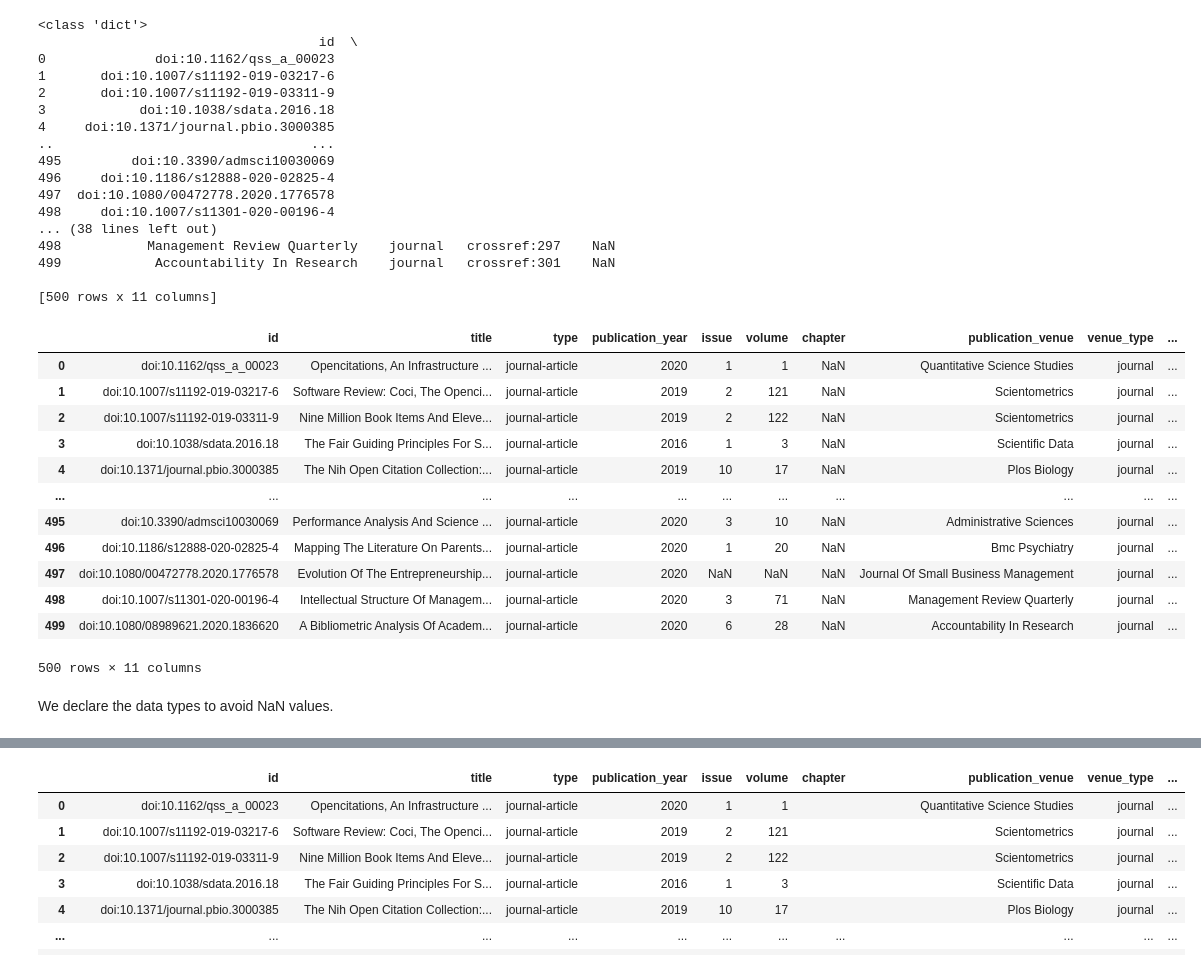
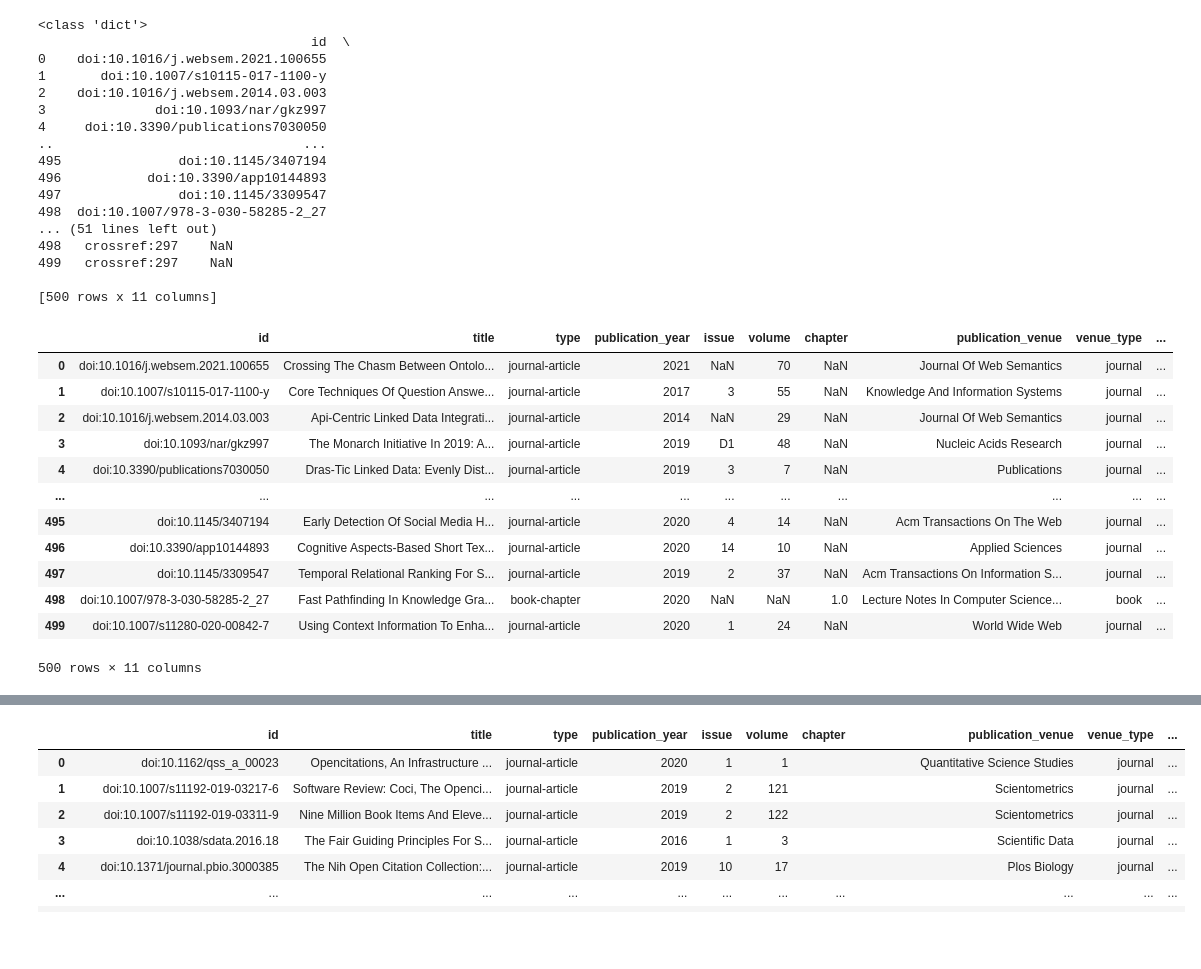
Before and after one commit to lelax/new_Design_Data, a Jupyter notebook: _New_Marida_DataS.ipynb, the cells around one changed output, grey strips where cells are left out. Cells and saved outputs as stored; diff of their text form; code cells hidden in the pictures; blank space fills up the shorter version.

```diff
--- a/_New_Marida_DataS.ipynb
+++ b/_New_Marida_DataS.ipynb
@@ -48,58 +36,57 @@ from pandas import Series
 import sqlite3
 import json
 from sqlite3 import connect
 from csv import reader
 
 with open("import/relational_publications.csv", "r", encoding="utf-8") as f:
     publications = reader(f)
 
 #loading the json file
 from json import load
 
 with open("import/relational_other_data.json", "r", encoding="utf-8") as f:
     json_doc = load(f)
 
 print(type(json_doc))
 
 
 
 from pandas import read_csv
 
 df_publications = read_csv("import/relational_publications.csv")
+df_publications = read_csv("import/graph_publications.csv")
 print(df_publications)
 
 
 df_publications
 # %% [output]
 <class 'dict'>
-                                    id  \
-0              doi:10.1162/qss_a_00023
-1       doi:10.1007/s11192-019-03217-6
-2       doi:10.1007/s11192-019-03311-9
-3            doi:10.1038/sdata.2016.18
-4     doi:10.1371/journal.pbio.3000385
-..                                 ...
-495         doi:10.3390/admsci10030069
-496     doi:10.1186/s12888-020-02825-4
-497  doi:10.1080/00472778.2020.1776578
-498     doi:10.1007/s11301-020-00196-4
-... (38 lines left out)
-498           Management Review Quarterly    journal   crossref:297    NaN
-499            Accountability In Research    journal   crossref:301    NaN
+                                   id  \
+0    doi:10.1016/j.websem.2021.100655
+1       doi:10.1007/s10115-017-1100-y
+2    doi:10.1016/j.websem.2014.03.003
+3              doi:10.1093/nar/gkz997
+4     doi:10.3390/publications7030050
+..                                ...
+495               doi:10.1145/3407194
+496           doi:10.3390/app10144893
+497               doi:10.1145/3309547
+498  doi:10.1007/978-3-030-58285-2_27
+... (51 lines left out)
+498   crossref:297    NaN
+499   crossref:297    NaN
 
 [500 rows x 11 columns]
 |  | id | title | type | publication_year | issue | volume | chapter | publication_venue | venue_type | ... |
-| 0 | doi:10.1162/qss_a_00023 | Opencitations, An Infrastructure ... | journal-article | 2020 | 1 | 1 | NaN | Quantitative Science Studies | journal | ... |
-| 1 | doi:10.1007/s11192-019-03217-6 | Software Review: Coci, The Openci... | journal-article | 2019 | 2 | 121 | NaN | Scientometrics | journal | ... |
-| 2 | doi:10.1007/s11192-019-03311-9 | Nine Million Book Items And Eleve... | journal-article | 2019 | 2 | 122 | NaN | Scientometrics | journal | ... |
-| 3 | doi:10.1038/sdata.2016.18 | The Fair Guiding Principles For S... | journal-article | 2016 | 1 | 3 | NaN | Scientific Data | journal | ... |
-| 4 | doi:10.1371/journal.pbio.3000385 | The Nih Open Citation Collection:... | journal-article | 2019 | 10 | 17 | NaN | Plos Biology | journal | ... |
+| 0 | doi:10.1016/j.websem.2021.100655 | Crossing The Chasm Between Ontolo... | journal-article | 2021 | NaN | 70 | NaN | Journal Of Web Semantics | journal | ... |
+| 1 | doi:10.1007/s10115-017-1100-y | Core Techniques Of Question Answe... | journal-article | 2017 | 3 | 55 | NaN | Knowledge And Information Systems | journal | ... |
+| 2 | doi:10.1016/j.websem.2014.03.003 | Api-Centric Linked Data Integrati... | journal-article | 2014 | NaN | 29 | NaN | Journal Of Web Semantics | journal | ... |
+| 3 | doi:10.1093/nar/gkz997 | The Monarch Initiative In 2019: A... | journal-article | 2019 | D1 | 48 | NaN | Nucleic Acids Research | journal | ... |
+| 4 | doi:10.3390/publications7030050 | Dras-Tic Linked Data: Evenly Dist... | journal-article | 2019 | 3 | 7 | NaN | Publications | journal | ... |
 | ... | ... | ... | ... | ... | ... | ... | ... | ... | ... | ... |
-| 495 | doi:10.3390/admsci10030069 | Performance Analysis And Science ... | journal-article | 2020 | 3 | 10 | NaN | Administrative Sciences | journal | ... |
-| 496 | doi:10.1186/s12888-020-02825-4 | Mapping The Literature On Parents... | journal-article | 2020 | 1 | 20 | NaN | Bmc Psychiatry | journal | ... |
-| 497 | doi:10.1080/00472778.2020.1776578 | Evolution Of The Entrepreneurship... | journal-article | 2020 | NaN | NaN | NaN | Journal Of Small Business Management | journal | ... |
-| 498 | doi:10.1007/s11301-020-00196-4 | Intellectual Structure Of Managem... | journal-article | 2020 | 3 | 71 | NaN | Management Review Quarterly | journal | ... |
-| 499 | doi:10.1080/08989621.2020.1836620 | A Bibliometric Analysis Of Academ... | journal-article | 2020 | 6 | 28 | NaN | Accountability In Research | journal | ... |
+| 495 | doi:10.1145/3407194 | Early Detection Of Social Media H... | journal-article | 2020 | 4 | 14 | NaN | Acm Transactions On The Web | journal | ... |
+| 496 | doi:10.3390/app10144893 | Cognitive Aspects-Based Short Tex... | journal-article | 2020 | 14 | 10 | NaN | Applied Sciences | journal | ... |
+| 497 | doi:10.1145/3309547 | Temporal Relational Ranking For S... | journal-article | 2019 | 2 | 37 | NaN | Acm Transactions On Information S... | journal | ... |
+| 498 | doi:10.1007/978-3-030-58285-2_27 | Fast Pathfinding In Knowledge Gra... | book-chapter | 2020 | NaN | NaN | 1.0 | Lecture Notes In Computer Science... | book | ... |
+| 499 | doi:10.1007/s11280-020-00842-7 | Using Context Information To Enha... | journal-article | 2020 | 1 | 24 | NaN | World Wide Web | journal | ... |
 500 rows × 11 columns
-# %% [markdown]
-We declare the data types to avoid NaN values.
```
Also changed, not shown: parts of 12 cells of this notebook, 1 other file.
